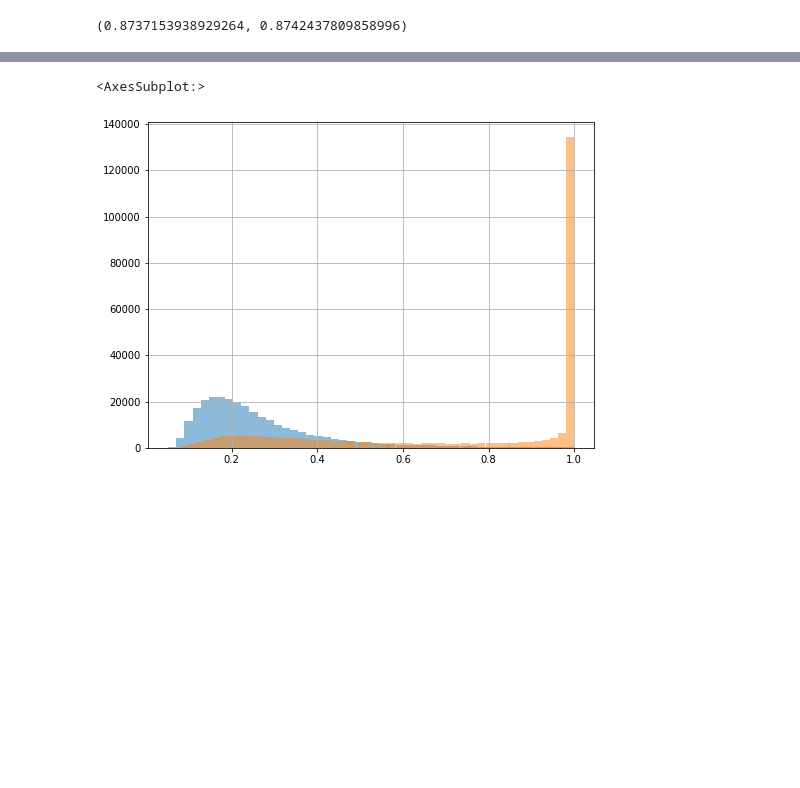
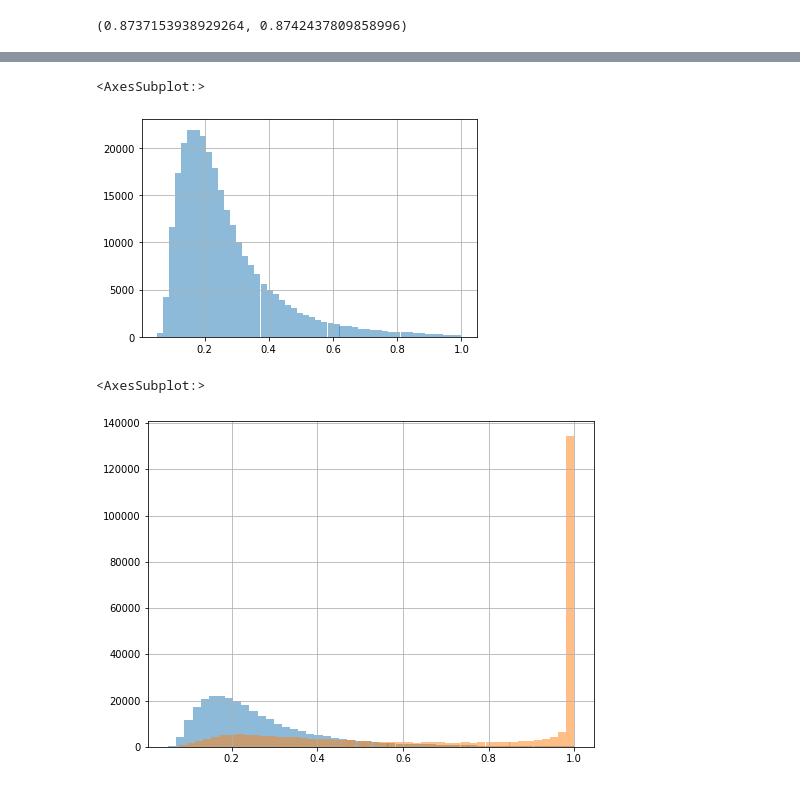
Before and after one commit to hamishdickson/g2net, a Jupyter notebook: nbs/ensembling.ipynb, the cells around one changed output, grey strips where cells are left out. Drawn from its saved outputs; the diff is of its cells as text; code cells hidden in the pictures; blank space fills up the shorter version.

```diff
--- a/nbs/ensembling.ipynb
+++ b/nbs/ensembling.ipynb
@@ -68,3 +70,8 @@ oof_df[oof_df['target'] == 1].sort_values("preds_3d")
+# %%
+oof_df[oof_df['target'] == 0].preds_3d.hist(bins=50, alpha=0.5)
+# %% [output]
+<AxesSubplot:>
+[figure, added]
 # %%
 # oof_df.preds_1d.hist(bins=50, alpha=0.5)
 oof_df[oof_df['target'] == 0].preds_3d.hist(bins=50, alpha=0.5)
```
Also changed, not shown: parts of 26 cells of this notebook, 2 other files.
